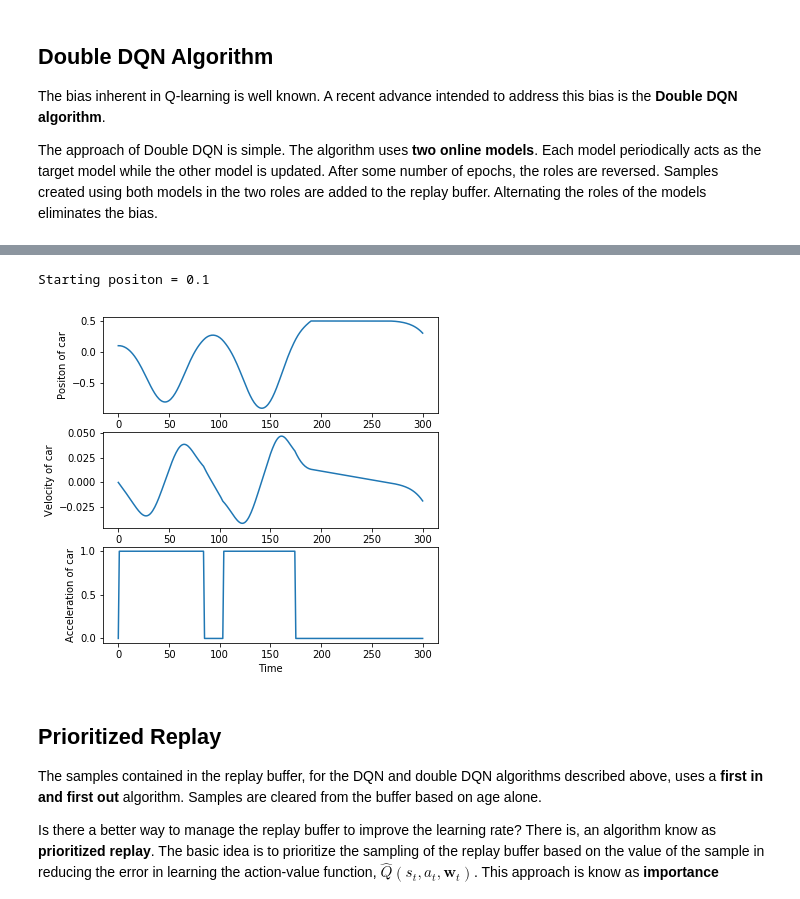
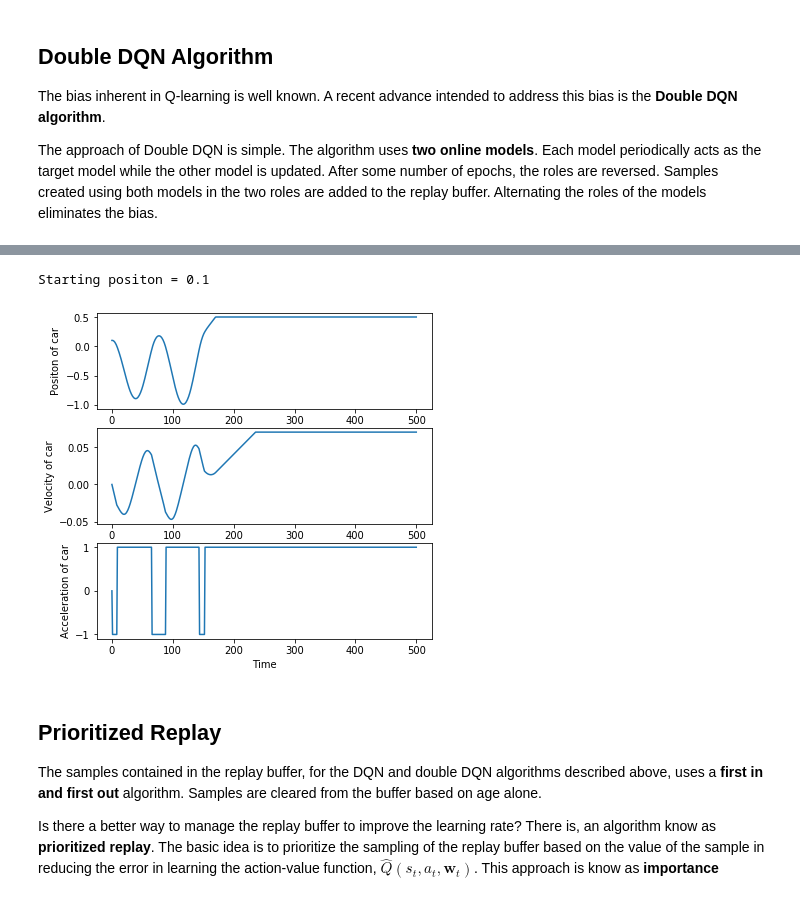
Before and after one commit to StephenElston/CSCI_E_82A_Probabalistic_Programming, a Jupyter notebook: Lesson_14_FunctionApproximation/DeepQLearning.ipynb, the cells around one changed output, grey strips where cells are left out. Cells and saved outputs as stored; diff of their text form; code cells hidden in the pictures.

```diff
--- a/Lesson_14_FunctionApproximation/DeepQLearning.ipynb
+++ b/Lesson_14_FunctionApproximation/DeepQLearning.ipynb
@@ -330,7 +330,9 @@ def DL_model():
     function_approx.add(layers.Dense(3, activation = 'relu', input_shape = (3,),
                                      kernel_regularizer=regularizers.l2(0.01)))
     function_approx.add(Dropout(0.5)) # Use 50% dropout
-    function_approx.add(layers.Dense(20, activation = 'relu', kernel_regularizer=regularizers.l2(0.01)))
+    function_approx.add(layers.Dense(64, activation = 'relu', kernel_regularizer=regularizers.l2(0.1)))
+    function_approx.add(Dropout(0.5)) # Use 50% dropout
+    function_approx.add(layers.Dense(64, activation = 'relu', kernel_regularizer=regularizers.l2(0.1)))
     function_approx.add(Dropout(0.5)) # Use 50% dropout
     function_approx.add(layers.Dense(1, activation = 'linear'))
     function_approx.compile(optimizer = 'rmsprop', loss = 'mse', metrics = ['mae'])
@@ -511,6 +512,6 @@ sample_time_steps(x_knot, x_dot_knot, 0.0, 0.1, 1.0, function_approx, function_a
  0.0)
 # %%
-def DQN(n_cycles = 48, samples_step = 128, gamma = 0.99, epsilon = 0.05,
+def DQN(n_cycles = 96, samples_step = 16, gamma = 0.99, epsilon = 0.05,
                target_update_cycles = 8, batch_size = 32, x_knot = 0.0, x_dot_knot = 0.0,
                a_knot_prime = 0.0, x_dot_knot_prime = 0.0, action_knot = 0.0,
                train_epochs = 1):
@@ -652,8 +653,8 @@ The bias inherent in Q-learning is well known. A recent advance intended to addr
 
 The approach of Double DQN is simple. The algorithm uses **two online models**. Each model periodically acts as the target model while the other model is updated. After some number of epochs, the roles are reversed. Samples created using both models in the two roles are added to the replay buffer. Alternating the roles of the models eliminates the bias.
 # %%
-def double_DQN(n_cycles = 48, samples_step = 256, gamma = 0.95, epsilon = 0.001,
-               batch_size = 32, x_knot = 0.0, x_dot_knot = 0.0,0.0,
+def double_DQN(n_cycles = 96, samples_step = 16, gamma = 0.95, epsilon = 0.001,
+               batch_size = 32, x_knot = 0.0, x_dot_knot = 0.0,
                train_epochs = 1):
     ## Possible actions
     actions = [-1.0,0.0,1.0]
@@ -718,25 +719,25 @@ Epoch 1/1
 # %%
 ## Initialize the car state
 a = [0.0]
 x_dot = [-0.0]
 x = [0.1]
 print('Starting positon = ' + str(x[0]))
 
 ## Iterate until termination
 i = 0
 done = False
 #while not done:
-for i in range(300):
+for i in range(500):
     ## Update the position and velocity
     x_temp, x_dot_temp, action, done = policy_time_step(x[i],x_dot[i],double_DQNModel,actions)
     x.append(x_temp)
     x_dot.append(x_dot_temp)
     a.append(action)
 
 plot_car_a(x,x_dot,a)
 # %% [output]
 Starting positon = 0.1
-[figure, old version]
+[figure, new version]
 # %% [markdown]
 ## Prioritized Replay
 
```
Also changed, not shown: parts of 8 cells of this notebook, 5 other files.
